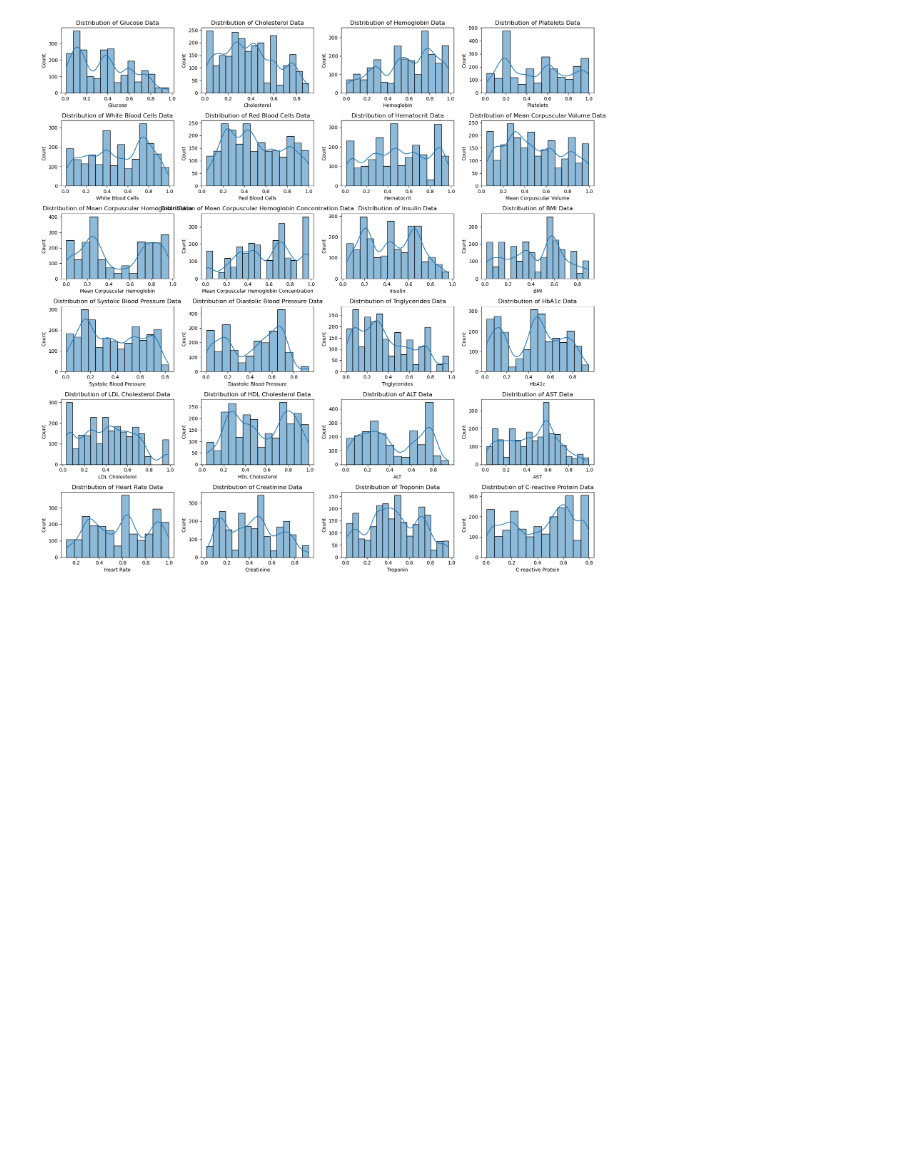
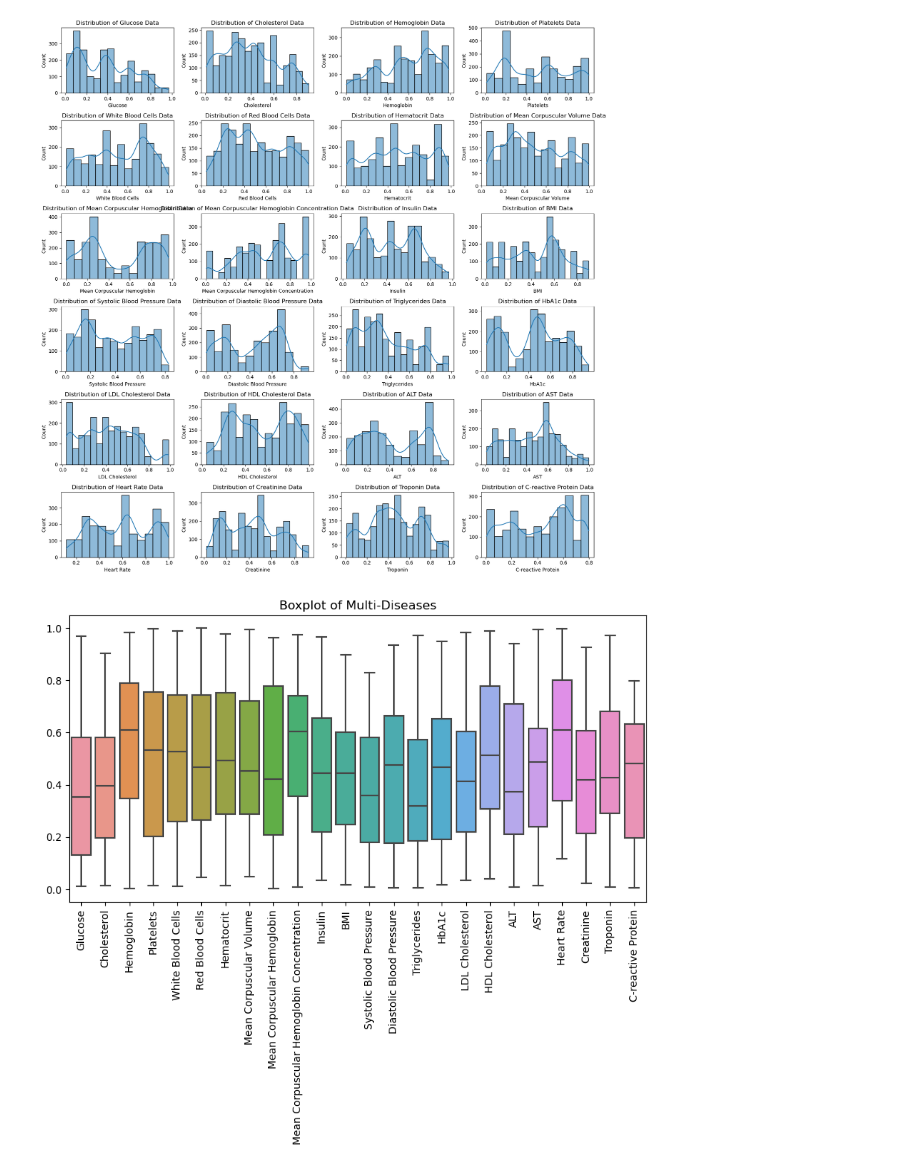
Before and after one commit to MaukanMir/Multi-Disease-Classifier, a Jupyter notebook: training.ipynb, the cells around one changed output. Drawn from its saved outputs; the diff is of its cells as text; code cells hidden in the pictures; blank space fills up the shorter version.

Commit message:
Added new box plots

```diff
--- a/training.ipynb
+++ b/training.ipynb
@@ -74,3 +74,12 @@ for i, col in enumerate(training_df.columns[:-1]):
     plt.plot()
 # %% [output]
 [figure]
+# %%
+
+plt.figure(figsize = (10, 5))
+sns.boxplot(training_df[training_df.columns[:-1]])
+plt.title("Boxplot of Multi-Diseases")
+plt.xticks(rotation = 90)
+plt.show()
+# %% [output]
+[figure, added]
```
